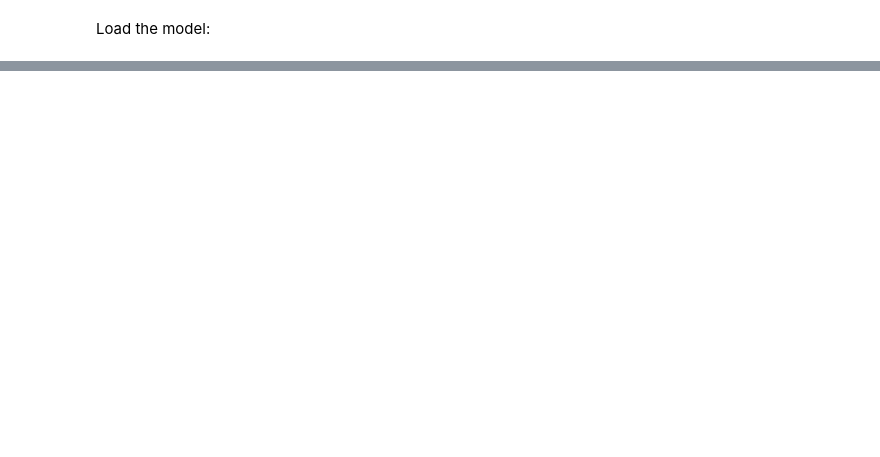
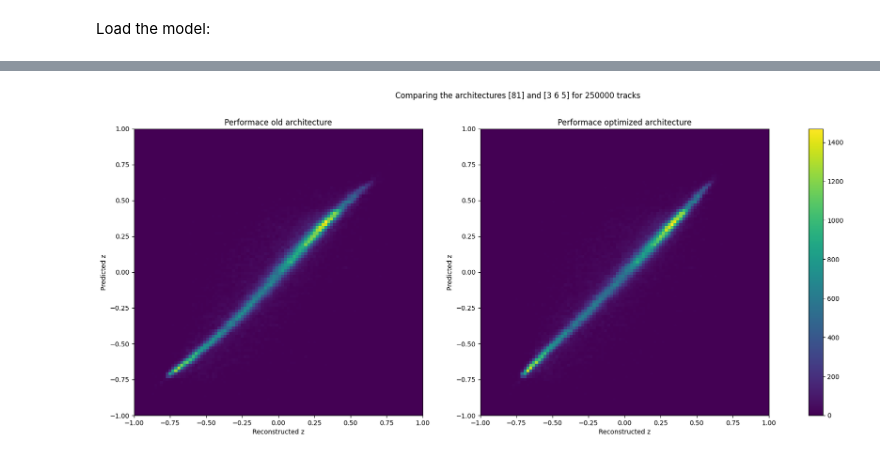
Before and after one commit to felinep/GA_hyperparameter_optimization, a Jupyter notebook: scripts/compare_opt_mlp.ipynb, the cells around one changed output, grey strips where cells are left out. Saved outputs shown, nothing was run; the diff lists cells and outputs as text; code cells hidden in the pictures; blank space fills up the shorter version.

```diff
--- a/scripts/compare_opt_mlp.ipynb
+++ b/scripts/compare_opt_mlp.ipynb
@@ -164,0 +154,29 @@ Predict target and compare with true label:
+# %%
+def plot_prediciton_performance(opt_model,old_model, title, save_name, input, target):
+
+    fig, ax = plt.subplots(1, 2)
+    fig.set_size_inches(22, 8)
+
+    z_list_opt, true_z_list = data_prep(opt_model, input, target)
+    z_list_old, true_z_list = data_prep(old_model, input, target)
+
+
+    ax[0].set_title(f'Performace old architecture')
+    ax[0].set_xlabel("Reconstructed z")
+    ax[0].set_ylabel("Predicted z")
+
+    ax[0].hist2d(z_list_old, true_z_list, 100, density = False, range=[[-1, 1], [-1, 1]])
+
+    ax[1].set_title(f'Performace optimized architecture')
+    ax[1].set_xlabel("Reconstructed z")
+    ax[1].set_ylabel("Predicted z")
+
+    plot = ax[1].hist2d(z_list_opt, true_z_list, 100, density = False, range=[[-1, 1], [-1, 1]])
+    fig.colorbar(plot[3], ax=ax)
+
+    fig.suptitle(title)
+    fig.savefig(f"{PATH}/plots/{save_name}.png")
+    plt.show()
+
+plot_prediciton_performance(opt_model, old_model, f'Comparing the architectures [81] and {opt_parameter} for {EVALUTAION_DATA_COUNT} tracks',  f"performace_{opt_parameter}", val_input, val_target)
+# %% [output]
@@ -165 +185,2 @@ Predict target and compare with true label:
+[figure, added]
 # %%
```
Also changed, not shown: parts of 15 cells of this notebook, 29 other files.
